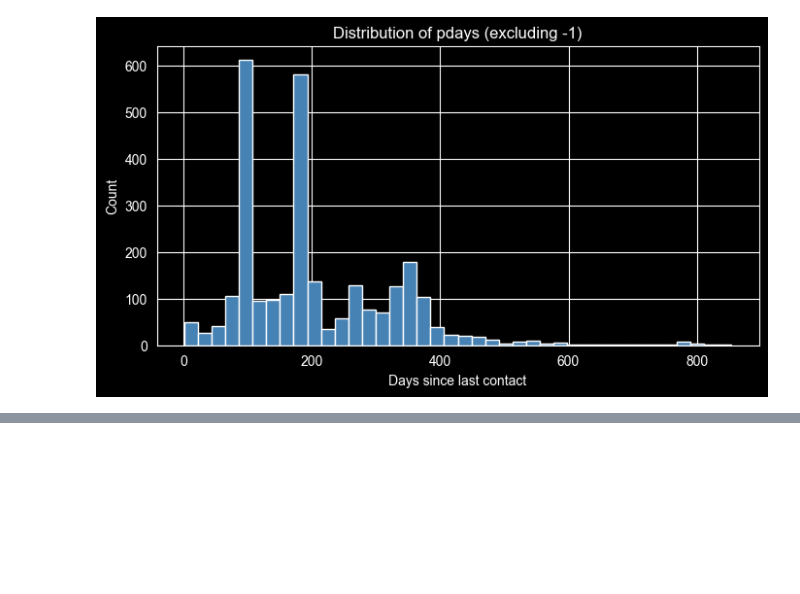
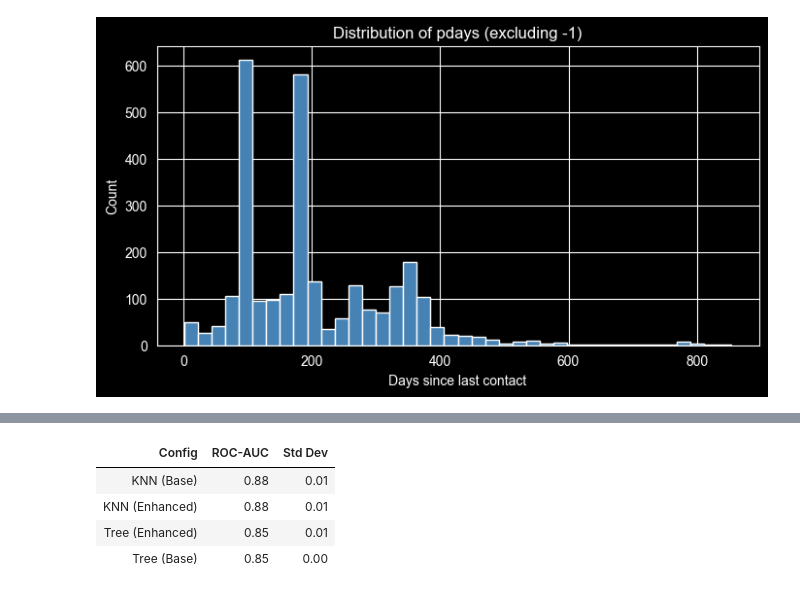
Before and after one commit to mathiasaiva/AA_primera_practica, a Jupyter notebook: notebooks/01_EDA_and_modeling.ipynb, the cells around one changed output, grey strips where cells are left out. Drawn from its saved outputs; the diff is of its cells as text; code cells hidden in the pictures; blank space fills up the shorter version.

```diff
--- a/notebooks/01_EDA_and_modeling.ipynb
+++ b/notebooks/01_EDA_and_modeling.ipynb
@@ -463,0 +567,66 @@ X_train, X_test, y_train, y_test = train_test_split(X, y, test_size=0.33, random
+# %%
+def add_custom_features(x_input):
+    x_out = x_input.copy()
+
+    # Recency Success
+    # We replace -1 for 999 to avoid zero division
+    x_out['recency_success'] = (x_out['poutcome'] == 'success').astype(int) / (x_out['pdays'].replace(-1, 999) + 1)
+
+    # Debt Load
+    x_out['debt_load'] = (x_out['housing'] == 'yes').astype(int) + (x_out['loan'] == 'yes').astype(int)
+
+    return x_out
+
+SCALER = StandardScaler()
+
+num_vars_enhanced = num_vars + ['recency_success', 'debt_load']
+
+prep_base = ColumnTransformer([
+    ('num', SCALER, num_vars),
+    ('cat', OneHotEncoder(handle_unknown='ignore', sparse_output=False), cat_vars)
+])
+
+prep_enhanced = ColumnTransformer([
+    ('num', SCALER, num_vars_enhanced),
+    ('cat', OneHotEncoder(handle_unknown='ignore', sparse_output=False), cat_vars)
+], remainder='passthrough') # Let 'was_contacted' pass
+
+# Experiment dictionary
+fe_experiments = {
+    'KNN (Base)': Pipeline([
+        ('clean', FunctionTransformer(basic_cleaning)),
+        ('prep', prep_base),
+        ('clf', KNeighborsClassifier(n_neighbors=7))
+    ]),
+    'KNN (Enhanced)': Pipeline([
+        ('clean', FunctionTransformer(basic_cleaning)),
+        ('fe', FunctionTransformer(add_custom_features)),
+        ('prep', prep_enhanced),
+        ('clf', KNeighborsClassifier(n_neighbors=7))
+    ]),
+    'Tree (Base)': Pipeline([
+        ('clean', FunctionTransformer(basic_cleaning)),
+        ('prep', prep_base),
+        ('clf', DecisionTreeClassifier(max_depth=5, random_state=NIA_SEED))
+    ]),
+    'Tree (Enhanced)': Pipeline([
+        ('clean', FunctionTransformer(basic_cleaning)),
+        ('fe', FunctionTransformer(add_custom_features)),
+        ('prep', prep_enhanced),
+        ('clf', DecisionTreeClassifier(max_depth=5, random_state=NIA_SEED))
+    ])
+}
+
+fe_results = []
+for name, pipe in fe_experiments.items():
+    scores = cross_val_score(pipe, X_train, y_train, cv=5, scoring='roc_auc')
+    fe_results.append({'Config': name, 'ROC-AUC': scores.mean(), 'Std Dev': scores.std()})
+
+summary = pd.DataFrame(fe_results).sort_values(by='ROC-AUC', ascending=False)
+show_df(summary)
+# %% [output]
+| Config | ROC-AUC | Std Dev |
+| KNN (Base) | 0.88 | 0.01 |
+| KNN (Enhanced) | 0.88 | 0.01 |
+| Tree (Enhanced) | 0.85 | 0.01 |
+| Tree (Base) | 0.85 | 0.00 |
```
Also changed, not shown: parts of 11 cells of this notebook.
